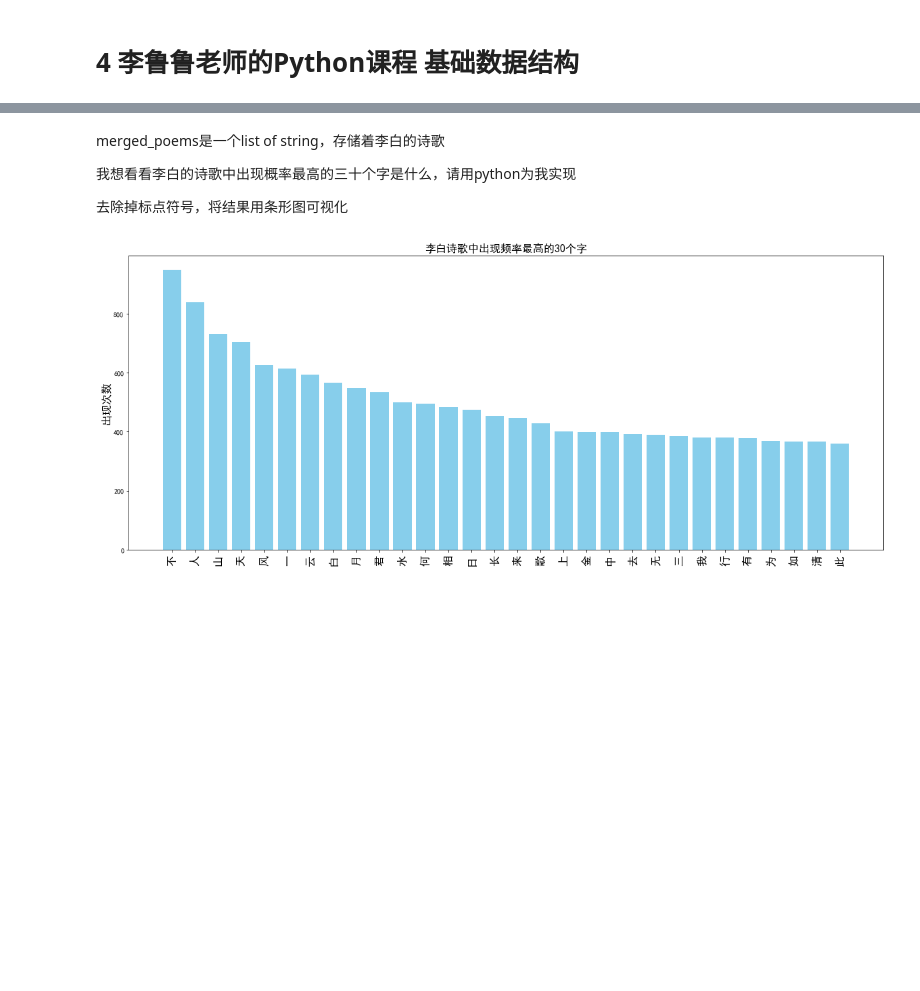
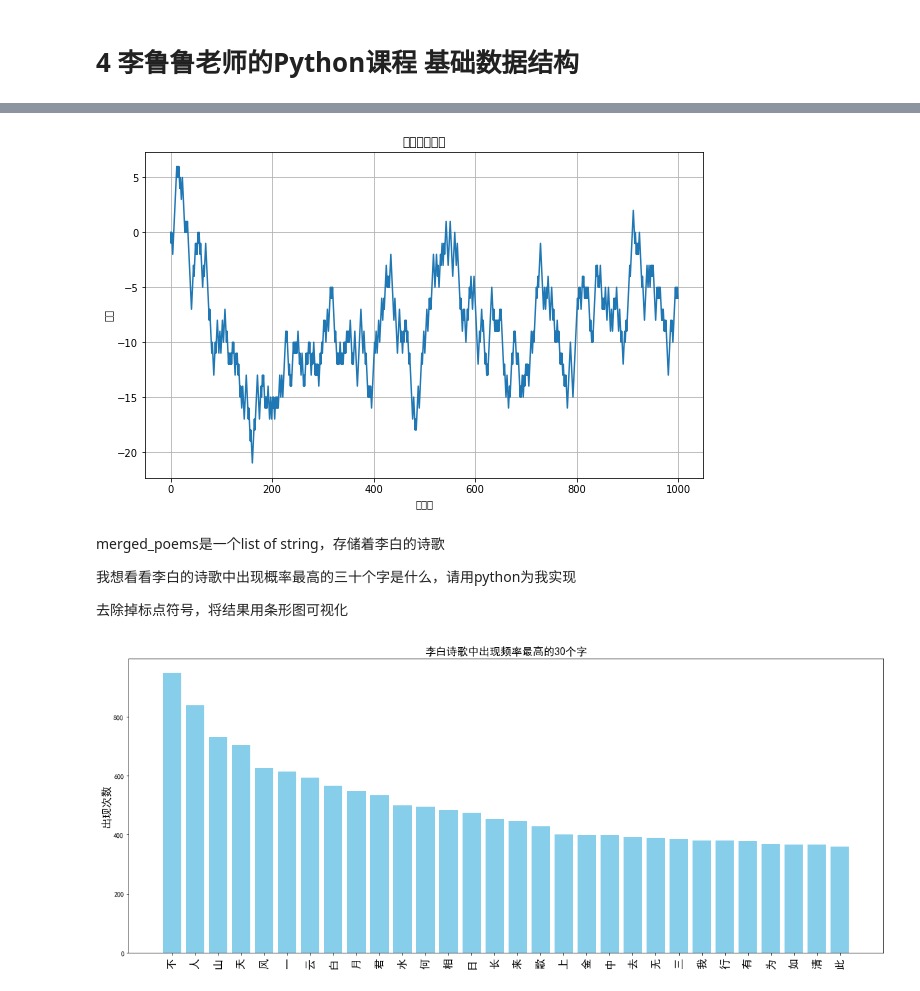
Before and after one commit to LC1332/Learn-Python-with-GPT, a Jupyter notebook: 6_String, List, Tuple, Sets.ipynb, the cells around one changed output, grey strips where cells are left out. Drawn from its saved outputs; the diff is of its cells as text; code cells hidden in the pictures; blank space fills up the shorter version.

```diff
--- a/6_String, List, Tuple, Sets.ipynb
+++ b/6_String, List, Tuple, Sets.ipynb
@@ -17,3 +220,36 @@ with open('data/李白.csv', 'r', encoding='utf-8') as csvfile:
+# %%
+import matplotlib.pyplot as plt
+import random
+
+# 参数设置
+n_steps = 1000  # 时间步数
+delta_t = 1.0   # 每步时间间隔（单位：秒）
+delta_x = 1.0   # 每步位移大小
+
+# 初始化位置列表
+positions = [0.0]
+
+# 生成布朗运动数据
+for _ in range(n_steps):
+    # 随机选择向前或向后移动
+    step = random.choice([-delta_x, delta_x])
+    # 计算新位置
+    new_position = positions[-1] + step
+    # 添加到位置列表
+    positions.append(new_position)
+
+# 可视化
+plt.figure(figsize=(10, 6))
+plt.plot(positions)
+plt.title("一维布朗运动")
+plt.xlabel("时间步")
+plt.ylabel("位置")
+plt.grid(True)
+plt.show()
+
+# positions  # 输出位置列表
+# %% [output]
+[figure, added]
 # %% [markdown]
 merged_poems是一个list of string，存储着李白的诗歌
 
```
Also changed, not shown: parts of 10 cells of this notebook, 9 other files.
